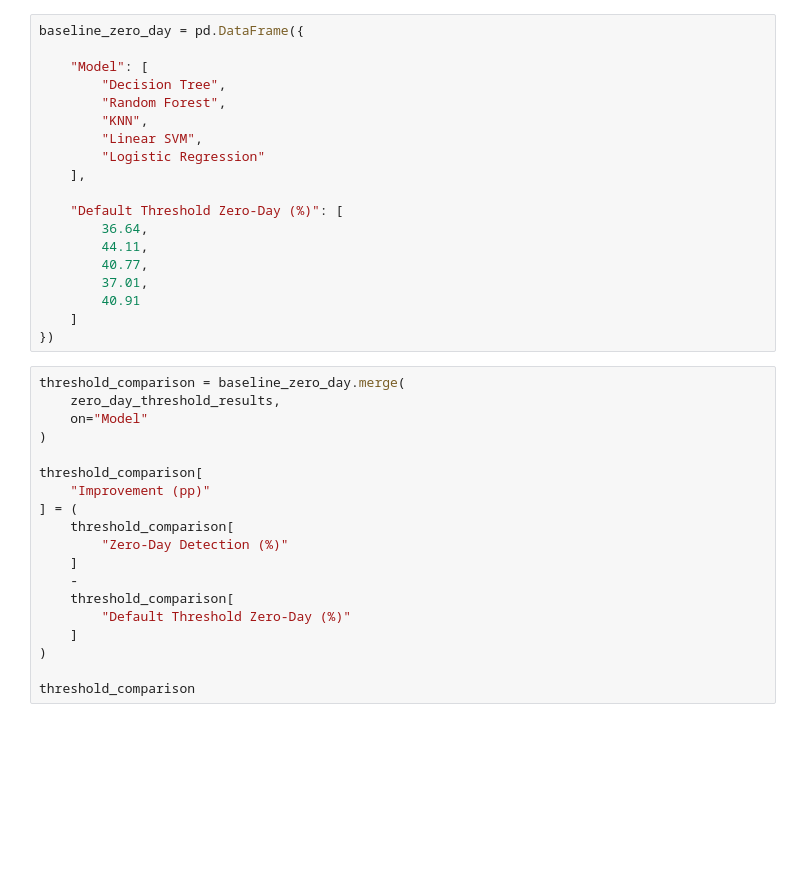
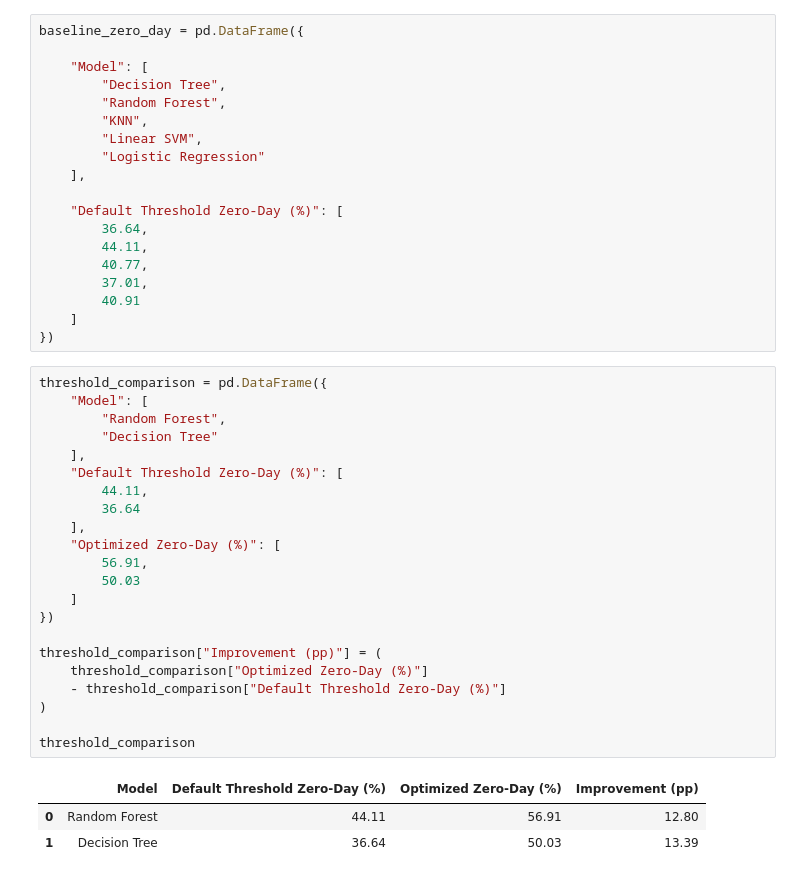
Before and after one commit to MaryamGhodsi8/ZeroDayAttackDetection, a Jupyter notebook: notebooks/14_Zero_Day_Optimization.ipynb, the cells around one changed output. Drawn from its saved outputs; the diff is of its cells as text; blank space fills up the shorter version.

```diff
--- a/notebooks/14_Zero_Day_Optimization.ipynb
+++ b/notebooks/14_Zero_Day_Optimization.ipynb
@@ -1298,21 +1552,28 @@ baseline_zero_day = pd.DataFrame({
     ]
 })
 # %%
-threshold_comparison = baseline_zero_day.merge(
-    zero_day_threshold_results,
-    on="Model"
-)
+threshold_comparison = pd.DataFrame({
+    "Model": [
+        "Random Forest",
+        "Decision Tree"
+    ],
+    "Default Threshold Zero-Day (%)": [
+        44.11,
+        36.64
+    ],
+    "Optimized Zero-Day (%)": [
+        56.91,
+        50.03
+    ]
+})
 
-threshold_comparison[
-    "Improvement (pp)"
-] = (
-    threshold_comparison[
-        "Zero-Day Detection (%)"
-    ]
-    -
-    threshold_comparison[
-        "Default Threshold Zero-Day (%)"
-    ]
+threshold_comparison["Improvement (pp)"] = (
+    threshold_comparison["Optimized Zero-Day (%)"]
+    - threshold_comparison["Default Threshold Zero-Day (%)"]
 )
 
 threshold_comparison
+# %% [output]
+|  | Model | Default Threshold Zero-Day (%) | Optimized Zero-Day (%) | Improvement (pp) |
+| 0 | Random Forest | 44.11 | 56.91 | 12.80 |
+| 1 | Decision Tree | 36.64 | 50.03 | 13.39 |
```
Also changed, not shown: parts of 38 cells of this notebook, 18 other files.
